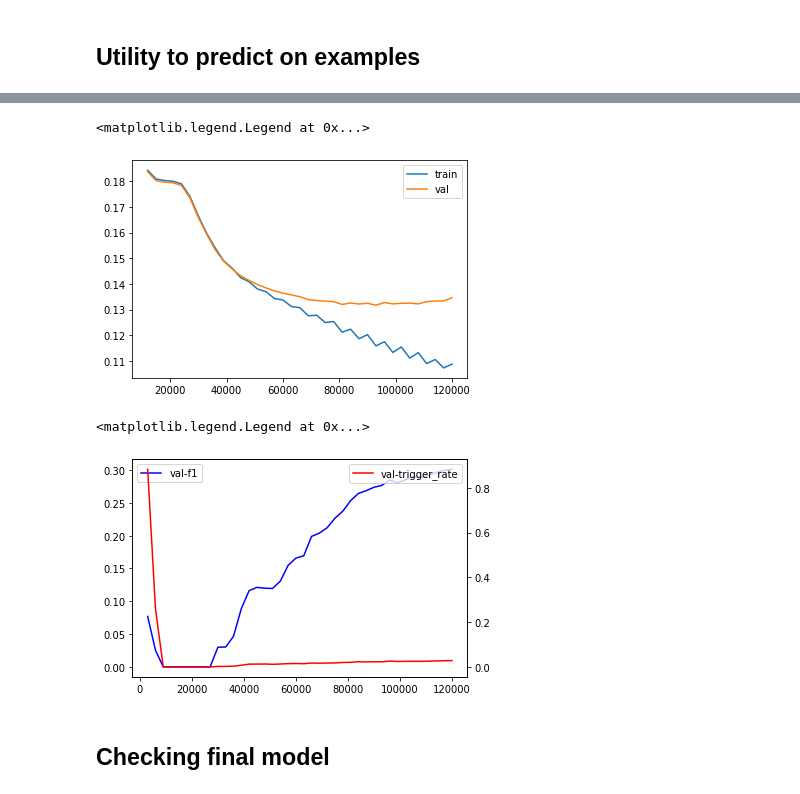
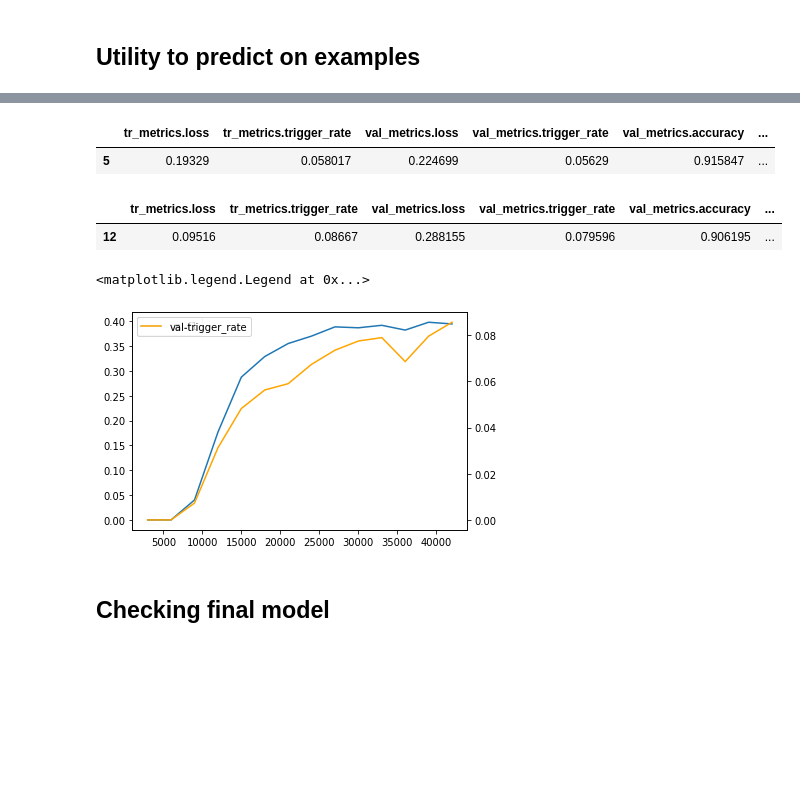
Before and after one commit to jsong336/emotion-bert, a Jupyter notebook: notebooks/main_bert_dense.ipynb, the cells around one changed output, grey strips where cells are left out. Cells and saved outputs as stored; diff of their text form; code cells hidden in the pictures; blank space fills up the shorter version.

```diff
--- a/notebooks/main_bert_dense.ipynb
+++ b/notebooks/main_bert_dense.ipynb
@@ -19,11 +28,13 @@ assert transformers.__version__ >= '4.17.0'
 from transformers import (
     AutoTokenizer,
     AutoModel)
-from tqdm import tqdm
+from tqdm.notebook import tqdm
 from torch import Tensor
 import torch.nn as nn
+from sklearn.metrics import roc_curve
+import matplotlib.pyplot as plt
 
 tqdm.pandas()
-module = 'go-emotion-pool'
-args = load_args(module)
-filename = os.getcwd() + '/model.py'
+module = 'go-emotion-gru-default'
+model_filename = os.getcwd() + '/go-emotion-pool.py'
+device = 'cuda' if torch.cuda.is_available() else 'cpu'
@@ -51,0 +48,3 @@ args.fc_hiddens = (100, 100)
+# %%
+args = load_args(module, 'variant_pool_mini', device=device)
+init_seed(args.seed)
@@ -260,25 +315,28 @@ df.head(3)
+# %%
+df.sort_values(by='val_metrics.loss').head(1)
+# %% [output]
+|  | tr_metrics.loss | tr_metrics.trigger_rate | val_metrics.loss | val_metrics.trigger_rate | val_metrics.accuracy | ... |
+| 5 | 0.19329 | 0.058017 | 0.224699 | 0.05629 | 0.915847 | ... |
+# %%
+df.sort_values(by='val_metrics.macro_f1', ascending=False).head(1)
+# %% [output]
+|  | tr_metrics.loss | tr_metrics.trigger_rate | val_metrics.loss | val_metrics.trigger_rate | val_metrics.accuracy | ... |
+| 12 | 0.09516 | 0.08667 | 0.288155 | 0.079596 | 0.906195 | ... |
 # %%
-plt.plot(df['checkpoint_id'][3:], df['tr_metrics.loss'][3:], label='train')
-plt.plot(df['checkpoint_id'][3:], df['val_metrics.loss'][3:], label='val')
-plt.legend()
+fig, ax1 = plt.subplots()
+ax2 = ax1.twinx()
+
+ax1.plot(df['checkpoint_id'],
+         df['val_metrics.macro_f1'],
+         label='val-f1')
+ax2.plot(df['checkpoint_id'],
+         df['val_metrics.trigger_rate'],
+         label='val-trigger_rate', c='orange')
+
+ax1.legend()
+ax2.legend()
 # %% [output]
 <matplotlib.legend.Legend at 0x...>
-[figure, old version]
+[figure, new version]
-# %%
-fig, ax1 = plt.subplots()
-ax2 = ax1.twinx()
-
-ax1.plot(df['checkpoint_id'],
-         df['val_metrics.macro_f1'],
-         label='val-f1', c='blue')
-ax2.plot(df['checkpoint_id'],
-         df['val_metrics.trigger_rate'],
-         label='val-trigger_rate', c='red')
-
-ax1.legend()
-ax2.legend()
-# %% [output]
-<matplotlib.legend.Legend at 0x...>
-[figure, removed]
 # %% [markdown]
 ## Checking final model
```
Also changed, not shown: parts of 22 cells of this notebook, 22 other files.
